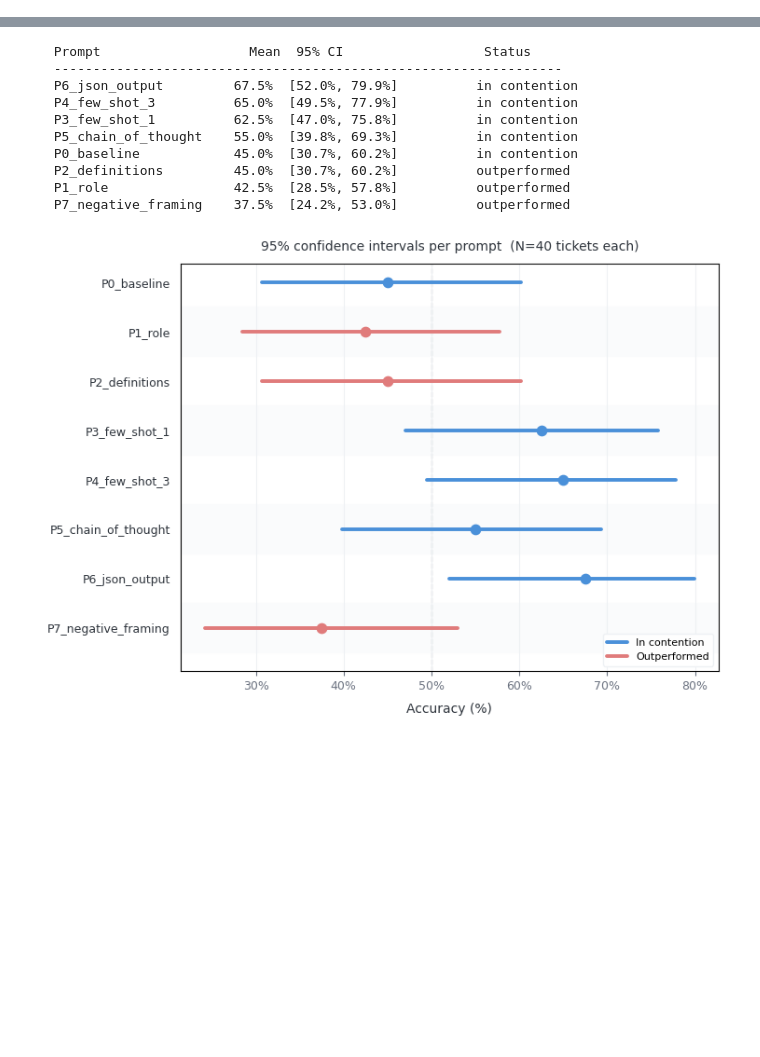
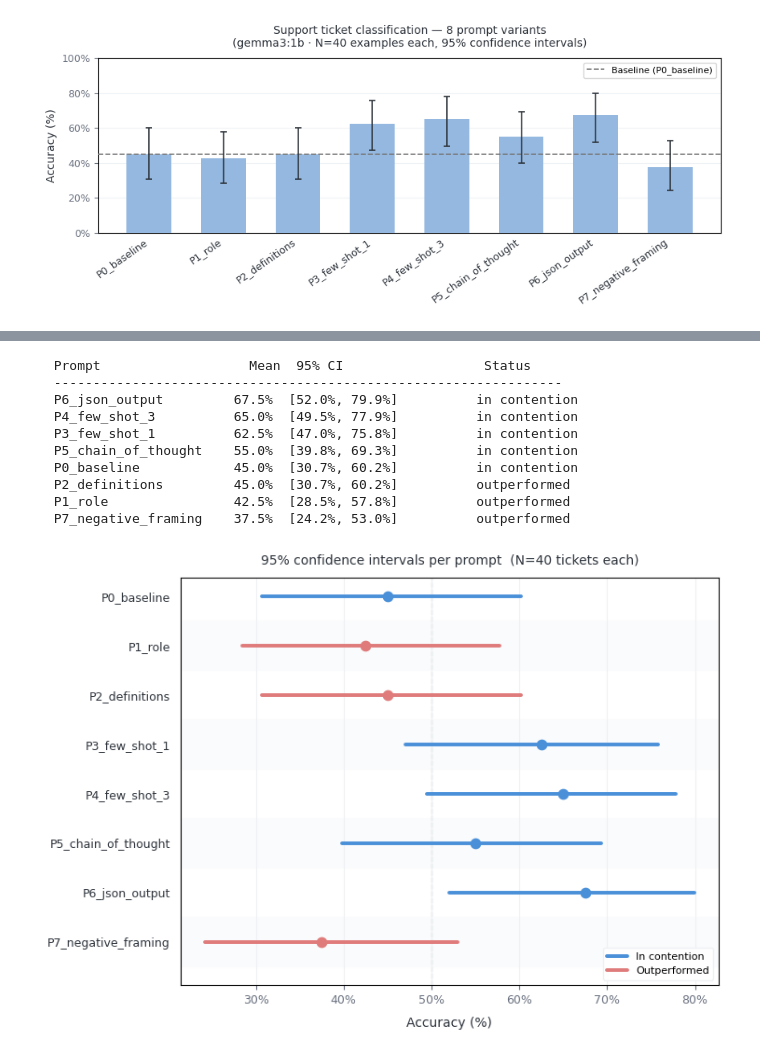
Before and after one commit to ianarawjo/evalstats, a Jupyter notebook: website/notebooks/best-prompt.ipynb, the cells around one changed output, grey strips where cells are left out. Saved outputs shown, nothing was run; the diff lists cells and outputs as text; code cells hidden in the pictures; blank space fills up the shorter version.

```diff
--- a/website/notebooks/best-prompt.ipynb
+++ b/website/notebooks/best-prompt.ipynb
@@ -116,0 +84,19 @@ Results across 10,000 simulated eval runs:
+# %%
+df = pd.read_csv("support_ticket_eval_40.csv")
+scores = get_scores_from_df(df)
+
+report = pstats.compare_prompts(
+    scores,
+    rng=np.random.default_rng(42),
+)
+
+report.plot_bars(
+    baseline="P0_baseline",
+    title=(
+        "Support ticket classification — 8 prompt variants\n"
+        "(gemma3:1b · N=40 examples each, 95% confidence intervals)"
+    ),
+)
+plt.show()
+# %% [output]
+[figure, added]
```
Also changed, not shown: parts of 12 cells of this notebook, 30 other files.
